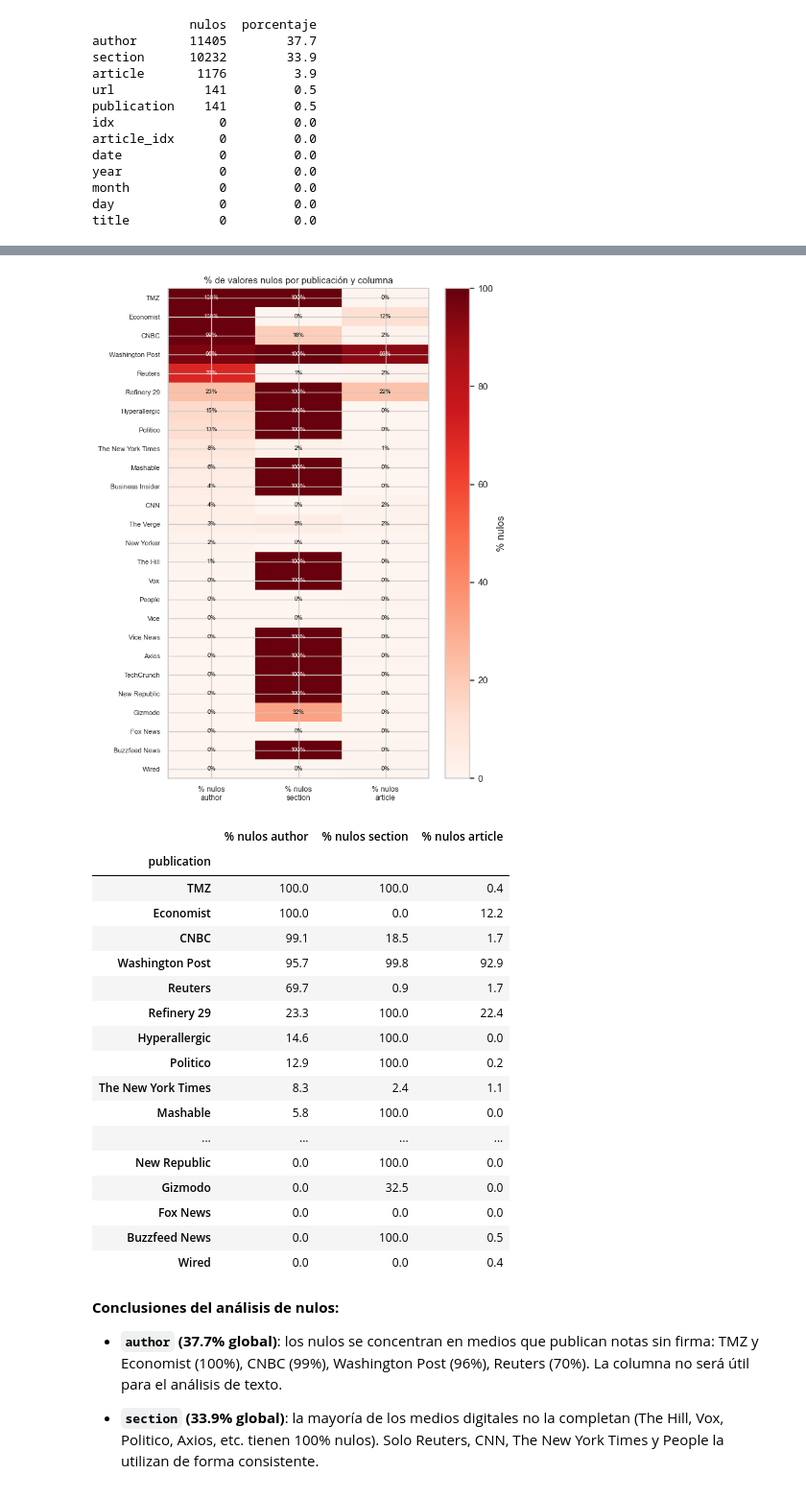
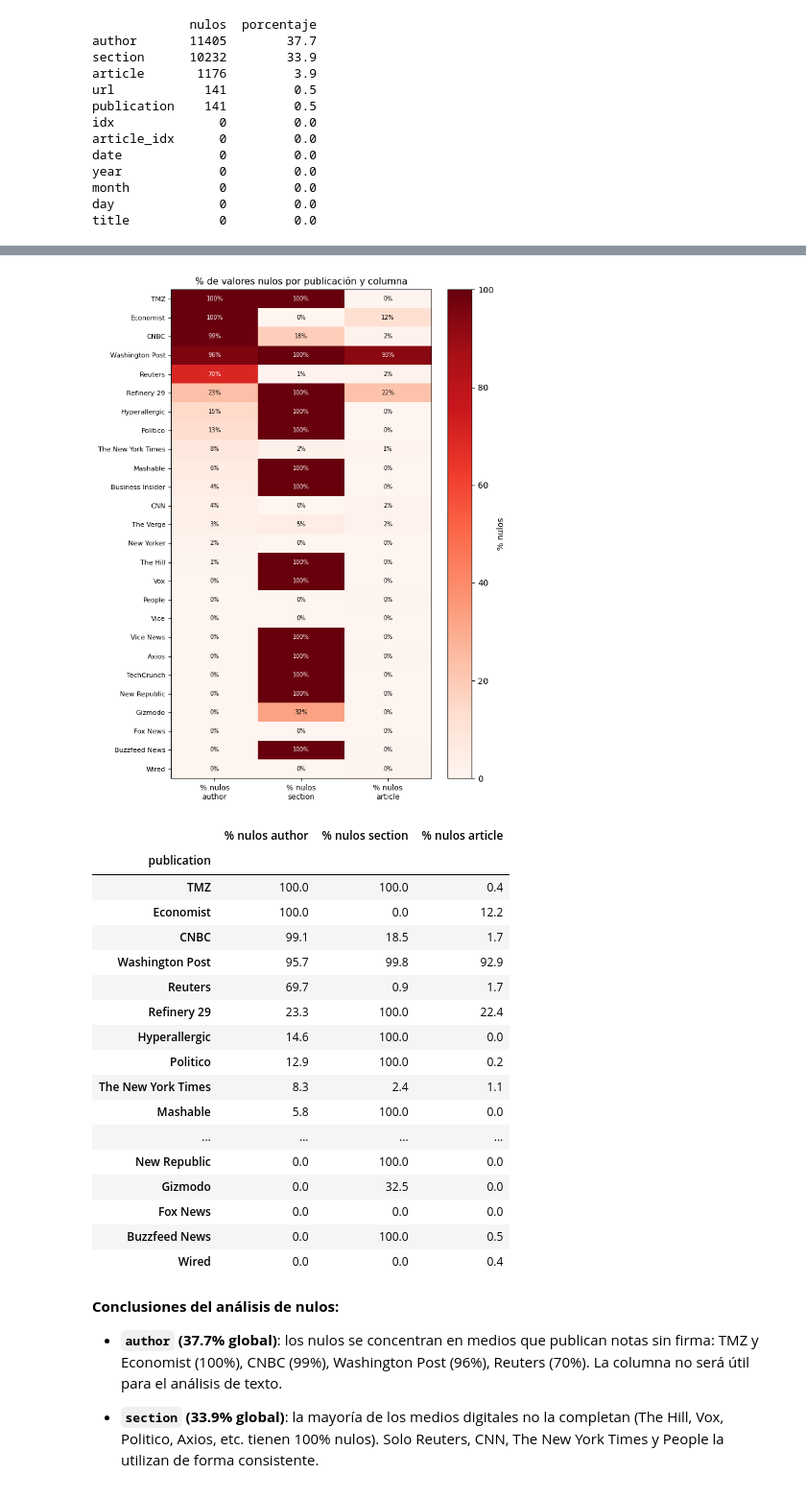
Before and after one commit to santiago0111/introcd-2026-grupo-10, a Jupyter notebook: 2026_template_tarea1.ipynb, the cells around one changed output, grey strips where cells are left out. Shown at 96% size. Drawn from its saved outputs; the diff is of its cells as text; code cells hidden in the pictures.

```diff
--- a/2026_template_tarea1.ipynb
+++ b/2026_template_tarea1.ipynb
@@ -123,40 +125,81 @@ plt.show()
 # %%
-# Nulos por publicación — todas las publicaciones con >= 50 artículos
-# Permite detectar si los nulos se concentran en medios específicos
-
 pub_counts = df["publication"].value_counts()
 pubs_validas = pub_counts[pub_counts >= 50].index
+
 sub_pubs = df[df["publication"].isin(pubs_validas)]
 
 cols_key = ["author", "section", "article"]
+
 null_by_pub = pd.DataFrame({
     col: sub_pubs.groupby("publication")[col]
-              .apply(lambda x: round(x.isna().mean() * 100, 1))
+        .apply(lambda x: round(x.isna().mean() * 100, 1))
     for col in cols_key
 }).sort_values("author", ascending=False)
 
 null_by_pub.columns = [f"% nulos {c}" for c in cols_key]
 
+# Mejorar renderizado para evitar líneas grises
+plt.rcParams["image.interpolation"] = "nearest"
+
 # Heatmap
 fig, ax = plt.subplots(figsize=(7, 9))
-im = ax.imshow(null_by_pub.values, aspect="auto", cmap="Reds", vmin=0, vmax=100)
-plt.colorbar(im, ax=ax, label="% nulos")
+
+im = ax.imshow(
+    null_by_pub.values,
+    aspect="auto",
+    cmap="Reds",
+    vmin=0,
+    vmax=100,
+    interpolation="nearest"
+)
+
+# Barra de color
+cbar = plt.colorbar(im, ax=ax)
+cbar.set_label("% nulos")
+
+# Ejes
 ax.set_xticks(range(len(cols_key)))
-ax.set_xticklabels([f"% nulos\n{c}" for c in cols_key], fontsize=9)
+ax.set_xticklabels(
+    [f"% nulos\n{c}" for c in cols_key],
+    fontsize=9
+)
+
 ax.set_yticks(range(len(null_by_pub)))
-ax.set_yticklabels(null_by_pub.index, fontsize=8)
+ax.set_yticklabels(
+    null_by_pub.index,
+    fontsize=8
+)
+
+# Valores dentro de cada celda
 for i in range(len(null_by_pub)):
     for j in range(len(cols_key)):
         val = null_by_pub.values[i, j]
+
         color = "white" if val > 55 else "black"
-        ax.text(j, i, f"{val:.0f}%", ha="center", va="center", fontsize=7, color=color)
-ax.set_title("% de valores nulos por publicación y columna", fontsize=11)
+
+        ax.text(
+            j,
+            i,
+            f"{val:.0f}%",
+            ha="center",
+            va="center",
+            fontsize=7,
+            color=color
+        )
+
+# Título
+ax.set_title(
+    "% de valores nulos por publicación y columna",
+    fontsize=11
+)
+
 plt.tight_layout()
 plt.show()
 
+# Tabla final
 null_by_pub
 # %% [output]
-[figure, old version]
+[figure, new version]
 |  | % nulos author | % nulos section | % nulos article |
 | publication |  |  |  |
 | TMZ | 100.0 | 100.0 | 0.4 |
```
Also changed, not shown: parts of 19 cells of this notebook.
